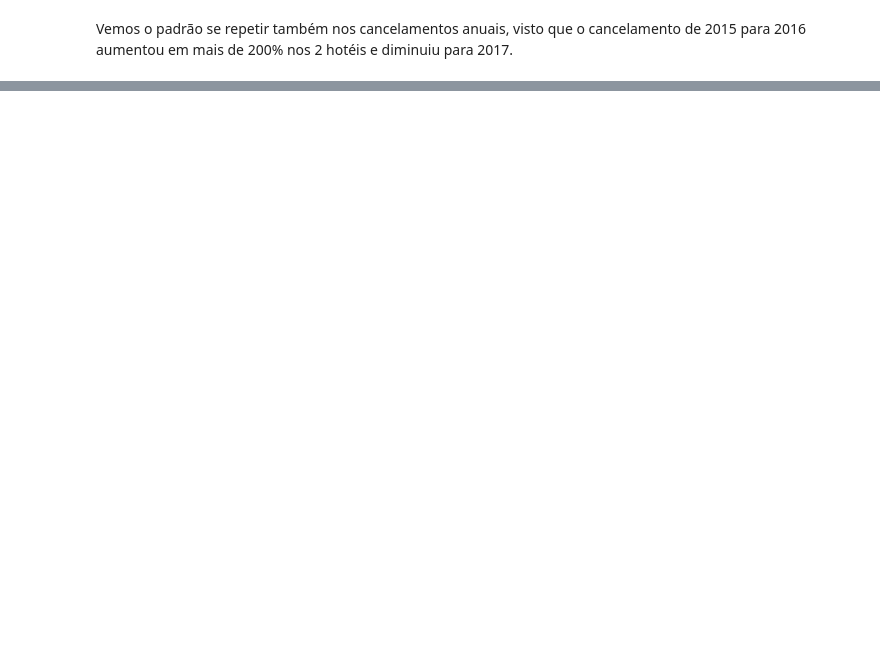
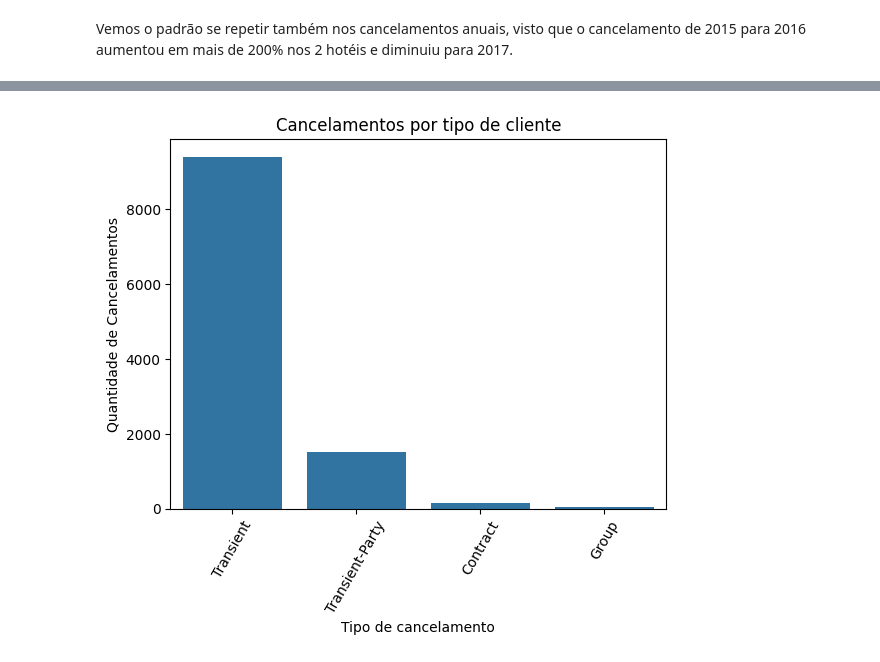
Before and after one commit to JVMA0111/Data_Science_Projects, a Jupyter notebook: Bichinhos da TI/Análise_de_reservas_em_hotéis.ipynb, the cells around one changed output, grey strips where cells are left out. Cells and saved outputs as stored; diff of their text form; code cells hidden in the pictures; blank space fills up the shorter version.

```diff
--- a/Bichinhos da TI/Análise_de_reservas_em_hotéis.ipynb
+++ b/Bichinhos da TI/Análise_de_reservas_em_hotéis.ipynb
@@ -232,0 +239,14 @@ plt.show()
+# %%
+cancelamentos_por_cliente = resort_hotel.groupby("CustomerType")['IsCanceled'].sum().to_frame().reset_index().sort_values(by = 'IsCanceled', ascending = False)
+
+# Criando um gráfico de barras
+sns.barplot(x = cancelamentos_por_cliente['CustomerType'], y = cancelamentos_por_cliente['IsCanceled'])
+
+plt.xlabel('Tipo de cancelamento')
+plt.ylabel('Quantidade de Cancelamentos')
+plt.xticks(rotation = 60)
+plt.title('Cancelamentos por tipo de cliente')
+
+plt.show()
+# %% [output]
+[figure, added]
```
Also changed, not shown: parts of 14 cells of this notebook.
